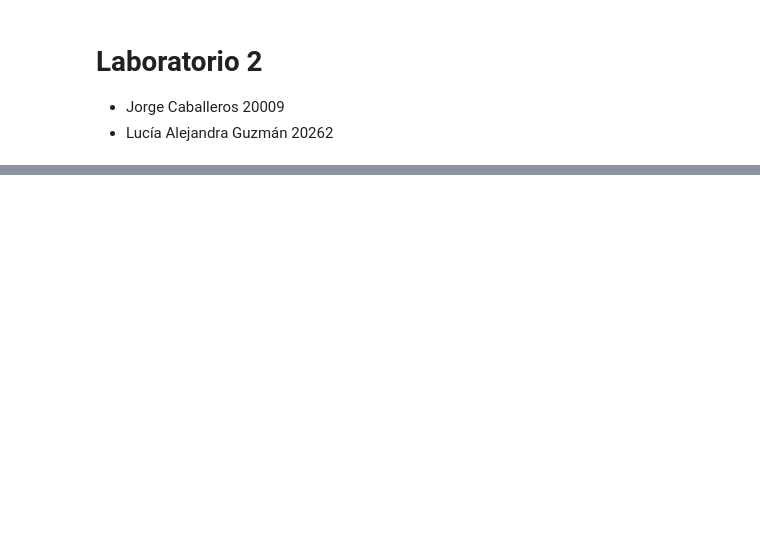
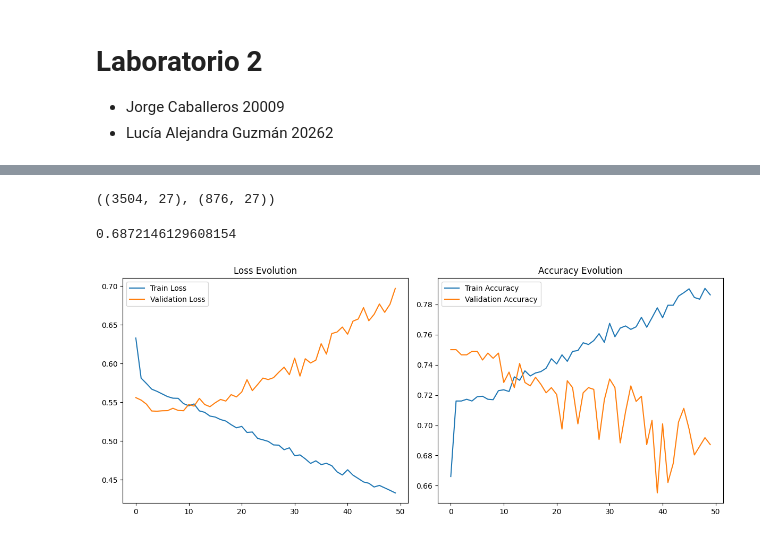
Before and after one commit to JorgeCab2711/Laboratorio-2-DL, a Jupyter notebook: main.ipynb, the cells around one changed output, grey strips where cells are left out. Cells and saved outputs as stored; diff of their text form; code cells hidden in the pictures; blank space fills up the shorter version.

```diff
--- a/main.ipynb
+++ b/main.ipynb
@@ -24,0 +52,65 @@ columns = ['production_date','genres','runtime_minutes','Production budget $','W
+# %%
+from sklearn.model_selection import train_test_split
+
+# Features and target variable
+X = preprocessed_data[['production_month', 'normalized_runtime', 'normalized_budget'] + list(genres_dummies.columns)]
+y = preprocessed_data['success']
+
+# Split data into training and test sets (80% train, 20% test)
+X_train, X_test, y_train, y_test = train_test_split(X, y, test_size=0.2, random_state=42)
+
+X_train.shape, X_test.shape
+# %% [output]
+((3504, 27), (876, 27))
+# %%
+import tensorflow as tf
+from tensorflow.keras.models import Sequential
+from tensorflow.keras.layers import Dense
+
+# Define the neural network model
+model = Sequential([
+    Dense(64, activation='relu', input_shape=(X_train.shape[1],)),
+    Dense(32, activation='relu'),
+    Dense(16, activation='relu'),
+    Dense(1, activation='sigmoid')
+])
+
+# Compile the model
+model.compile(optimizer='adam', loss='binary_crossentropy', metrics=['accuracy'])
+
+# Train the model
+history = model.fit(X_train, y_train, epochs=50, validation_data=(X_test, y_test), verbose=0)
+
+# Evaluate the model's performance on the test set
+test_loss, test_accuracy = model.evaluate(X_test, y_test, verbose=0)
+
+test_accuracy
+# %% [output]
+0.6872146129608154
+# %%
+import matplotlib.pyplot as plt
+
+# Evaluación del modelo con lotes
+batch_size = 100  # Puedes ajustar este valor según tus necesidades
+loss, accuracy = model.evaluate(X_test, y_test, batch_size=batch_size, verbose=0)
+
+# Gráfica de la pérdida durante el entrenamiento
+plt.figure(figsize=(12, 5))
+
+plt.subplot(1, 2, 1)
+plt.plot(history.history['loss'], label='Train Loss')
+plt.plot(history.history['val_loss'], label='Validation Loss')
+plt.title('Loss Evolution')
+plt.legend()
+
+# Gráfica de la precisión durante el entrenamiento
+plt.subplot(1, 2, 2)
+plt.plot(history.history['accuracy'], label='Train Accuracy')
+plt.plot(history.history['val_accuracy'], label='Validation Accuracy')
+plt.title('Accuracy Evolution')
+plt.legend()
+
+plt.tight_layout()
+plt.show()
+# %% [output]
+[figure, added]
```
Also changed, not shown: parts of 1 cell of this notebook.
